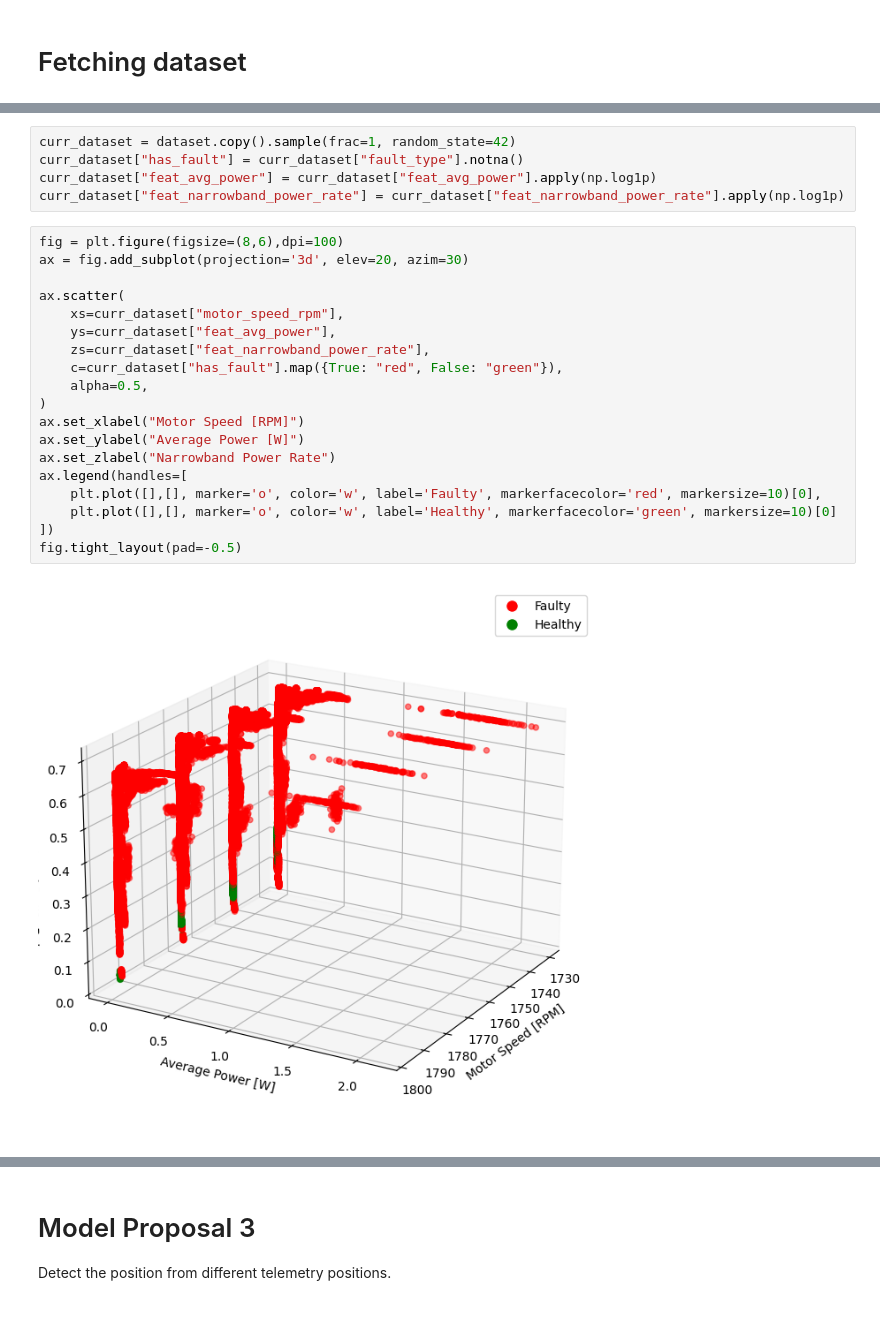
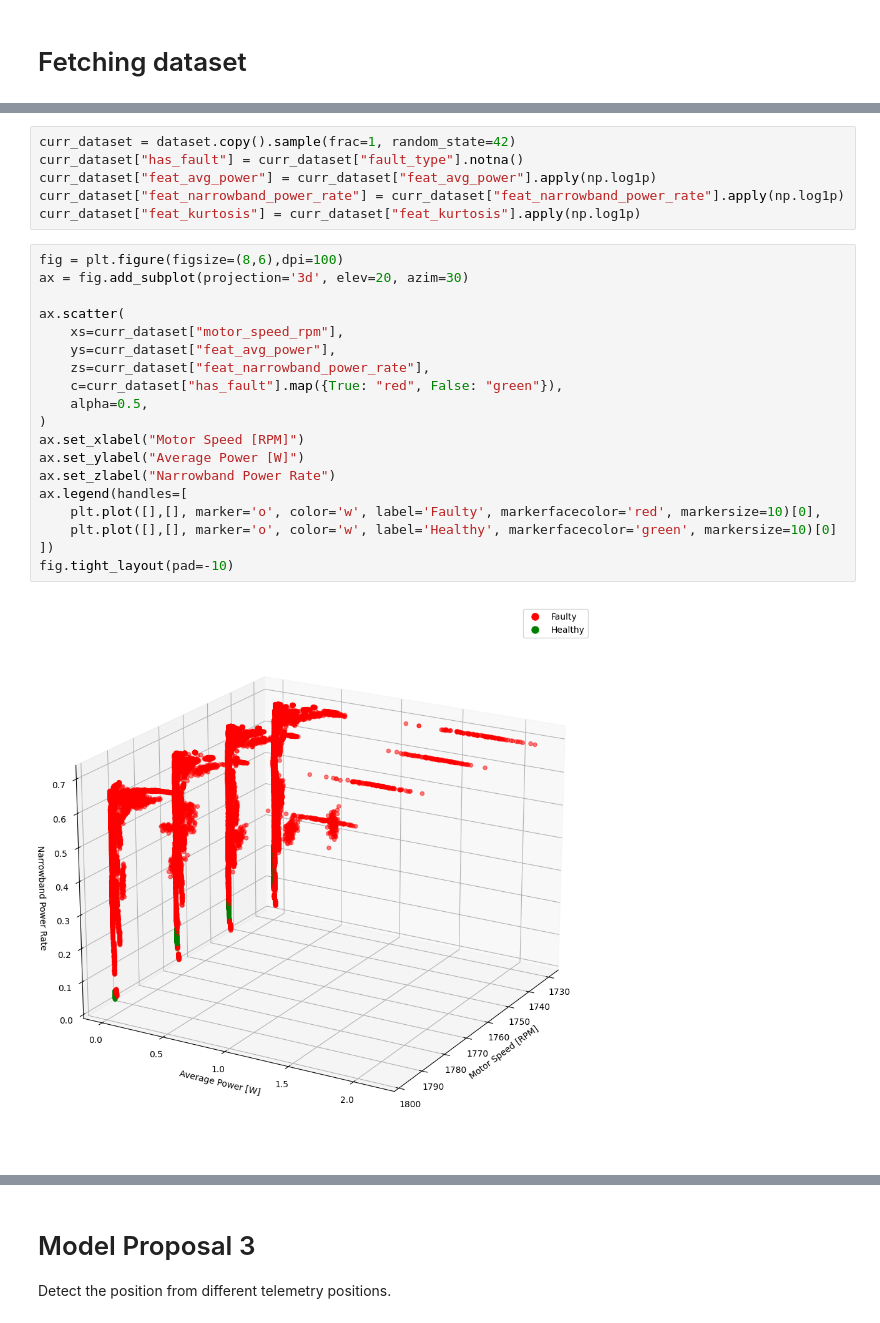
Before and after one commit to Leomares/crwu-fault-detection, a Jupyter notebook: notebooks/model-training.ipynb, the cells around one changed output, grey strips where cells are left out. Drawn from its saved outputs; the diff is of its cells as text.

```diff
--- a/notebooks/model-training.ipynb
+++ b/notebooks/model-training.ipynb
@@ -97,27 +107,28 @@ curr_dataset = dataset.copy().sample(frac=1, random_state=42)
 curr_dataset["has_fault"] = curr_dataset["fault_type"].notna()
 curr_dataset["feat_avg_power"] = curr_dataset["feat_avg_power"].apply(np.log1p)
 curr_dataset["feat_narrowband_power_rate"] = curr_dataset["feat_narrowband_power_rate"].apply(np.log1p)
+curr_dataset["feat_kurtosis"] = curr_dataset["feat_kurtosis"].apply(np.log1p)
 # %%
 fig = plt.figure(figsize=(8,6),dpi=100)
 ax = fig.add_subplot(projection='3d', elev=20, azim=30)
 
 ax.scatter(
     xs=curr_dataset["motor_speed_rpm"],
     ys=curr_dataset["feat_avg_power"],
     zs=curr_dataset["feat_narrowband_power_rate"],
     c=curr_dataset["has_fault"].map({True: "red", False: "green"}),
     alpha=0.5,
 )
 ax.set_xlabel("Motor Speed [RPM]")
 ax.set_ylabel("Average Power [W]")
 ax.set_zlabel("Narrowband Power Rate")
 ax.legend(handles=[
     plt.plot([],[], marker='o', color='w', label='Faulty', markerfacecolor='red', markersize=10)[0],
     plt.plot([],[], marker='o', color='w', label='Healthy', markerfacecolor='green', markersize=10)[0]
 ])
-fig.tight_layout(pad=-0.5)
+fig.tight_layout(pad=-10)
 # %% [output]
-[figure, old version]
+[figure, new version]
 # %%
 models = {
     "XGBClassifier": XGBClassifier(
```
Also changed, not shown: parts of 19 cells of this notebook, 6 other files.
